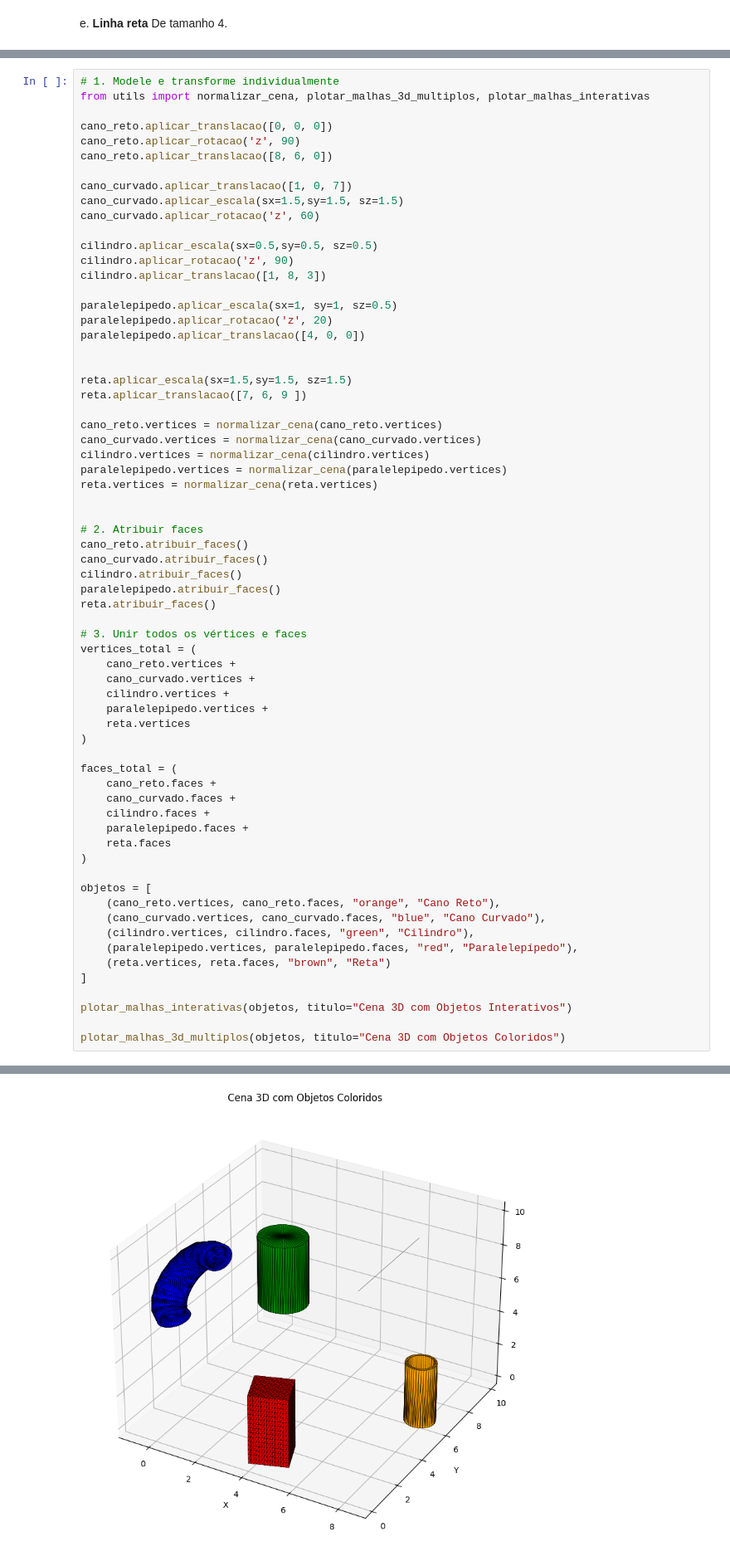
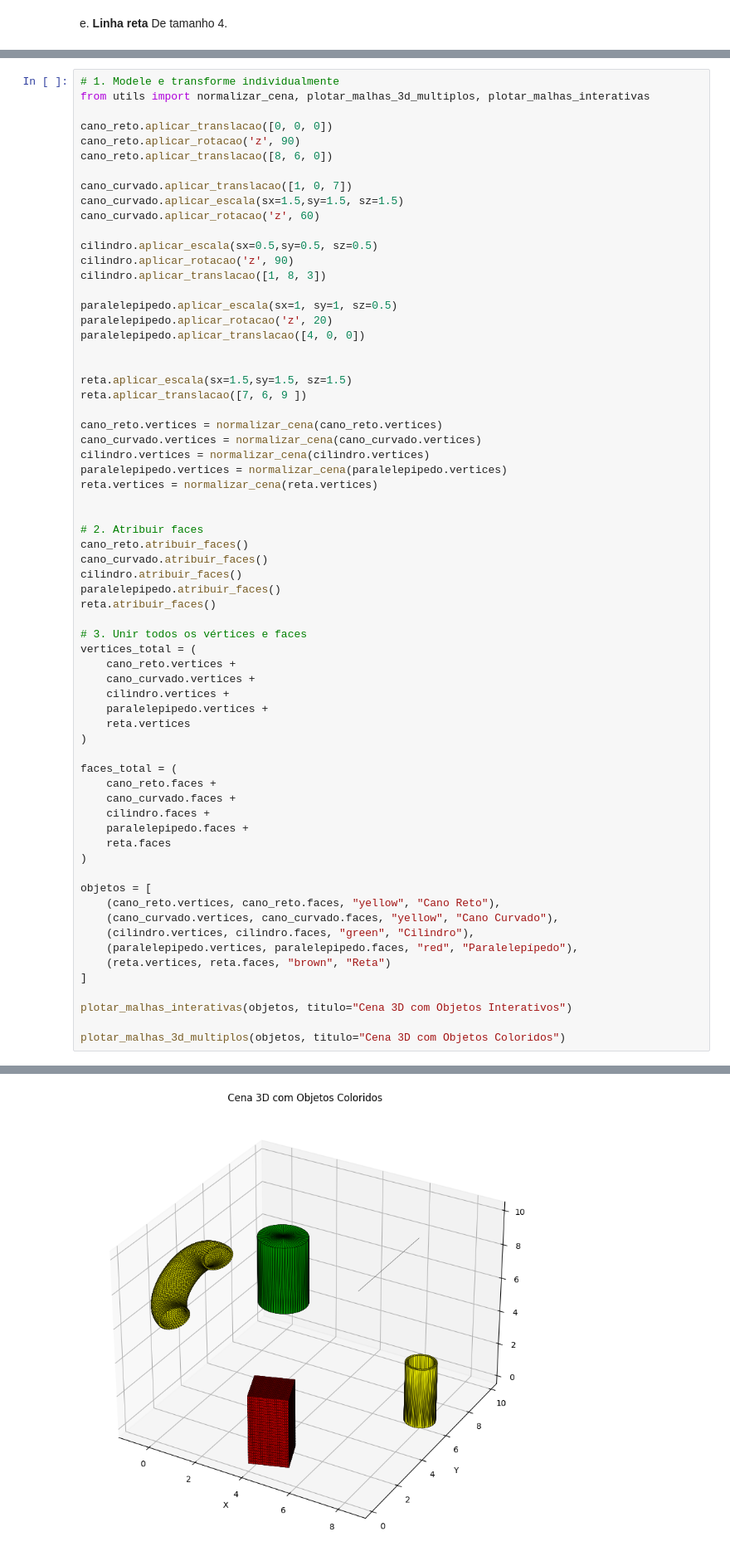
Before and after one commit to MabiuMoura/computa-o-grafica, a Jupyter notebook: main_scene.ipynb, the cells around one changed output, grey strips where cells are left out. Shown at 83% size. Cells and saved outputs as stored; diff of their text form.

```diff
--- a/main_scene.ipynb
+++ b/main_scene.ipynb
@@ -173,8 +194,8 @@ faces_total = (
 )
 
 objetos = [
-    (cano_reto.vertices, cano_reto.faces, "orange", "Cano Reto"),
-    (cano_curvado.vertices, cano_curvado.faces, "blue", "Cano Curvado"),
+    (cano_reto.vertices, cano_reto.faces, "yellow", "Cano Reto"),
+    (cano_curvado.vertices, cano_curvado.faces, "yellow", "Cano Curvado"),
     (cilindro.vertices, cilindro.faces, "green", "Cilindro"),
     (paralelepipedo.vertices, paralelepipedo.faces, "red", "Paralelepípedo"),
     (reta.vertices, reta.faces, "brown", "Reta")
@@ -188,5 +209,5 @@ plotar_malhas_3d_multiplos(objetos, titulo="Cena 3D com Objetos Coloridos")
 [INFO] Normalizando cena (uniforme) com fator 0.833
-[figure, old version]
+[figure, new version]
 # %% [markdown]
 ---
 
```
Also changed, not shown: parts of 10 cells of this notebook, 3 other files.
